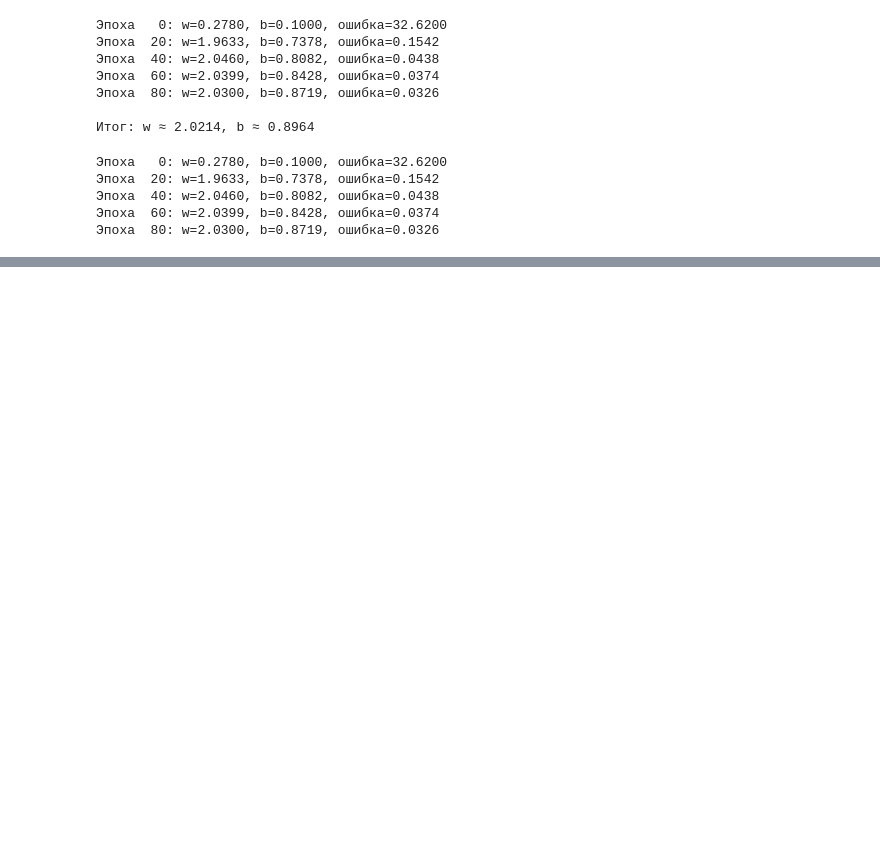
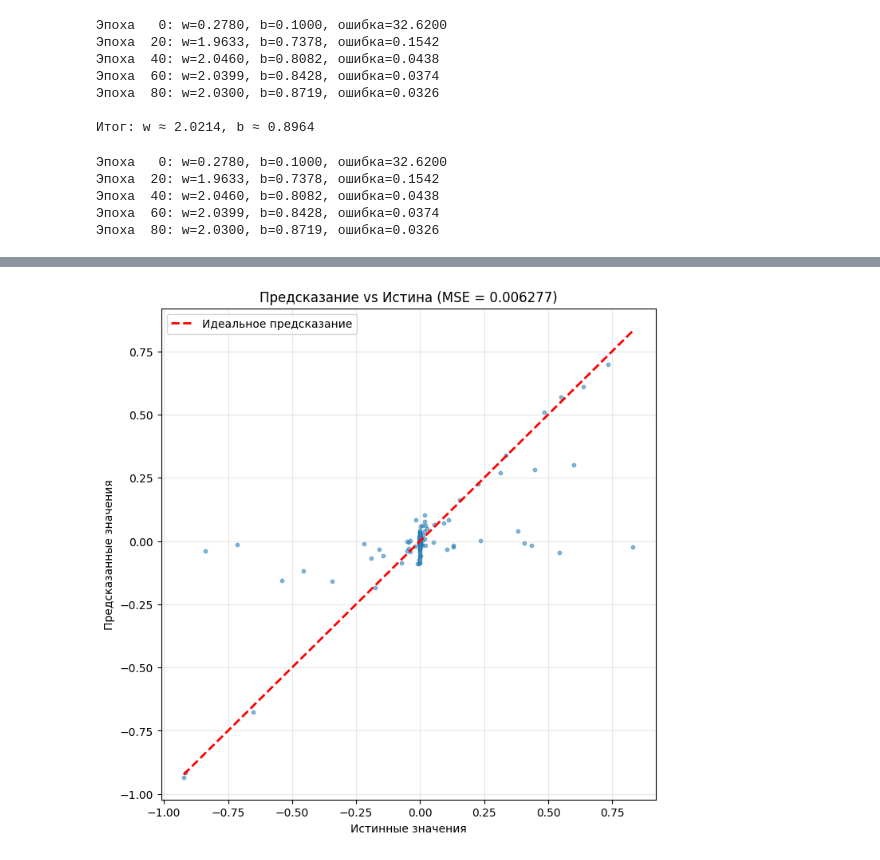
Before and after one commit to lpovsten/ProfML, a Jupyter notebook: dz5.ipynb, the cells around one changed output, grey strips where cells are left out. Drawn from its saved outputs; the diff is of its cells as text; code cells hidden in the pictures; blank space fills up the shorter version.

```diff
--- a/dz5.ipynb
+++ b/dz5.ipynb
@@ -220,0 +209,21 @@ print(f"Истинный sin(0.5) ≈ {math.sin(0.5):.4f}")
+# %%
+# обучение модели
+
+for epoch in range(500):
+    # Обучение
+    model.train()
+    y_pred = model(X_train)
+    loss = criterion(y_pred, y_train)
+
+    optimizer.zero_grad()
+    loss.backward()
+    optimizer.step()
+
+    # Валидация
+    model.eval()
+    with torch.no_grad():
+        val_pred = model(X_val)
+        val_loss = criterion(val_pred, y_val)
+
+    if (epoch + 1) % 50 == 0:
+        print(f"Эпоха {epoch+1:3d}: Train Loss = {loss.item():.6f}, Val Loss = {val_loss.item():.6f}")
@@ -253 +286,24 @@ plt.show()
+# %%
+# дополнительный график "Предсказание vs Истина"
+# берем случайные 500 точек из тестовой выборки для наглядности
+n_show = 500
+indices_show = torch.randperm(len(X_test))[:n_show]
+
+X_show = X_test[indices_show]
+y_true_show = y_test[indices_show]
+y_pred_show = model(X_show)
+
+plt.figure(figsize=(8, 8))
+plt.scatter(y_true_show.numpy(), y_pred_show.detach().numpy(), alpha=0.5, s=10)
+plt.plot([y_true_show.min().item(), y_true_show.max().item()],
+         [y_true_show.min().item(), y_true_show.max().item()],
+         'r--', linewidth=2, label='Идеальное предсказание')
+plt.xlabel('Истинные значения')
+plt.ylabel('Предсказанные значения')
+plt.title(f'Предсказание vs Истина (MSE = {mse:.6f})')
+plt.legend()
+plt.grid(True, alpha=0.3)
+plt.show()
+# %% [output]
+[figure, added]
 # %%
```
Also changed, not shown: parts of 14 cells of this notebook.
